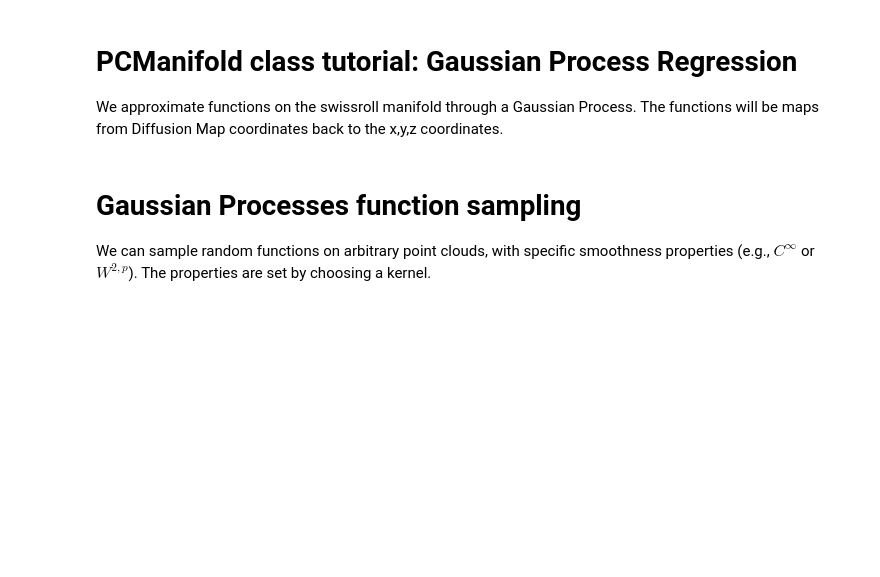
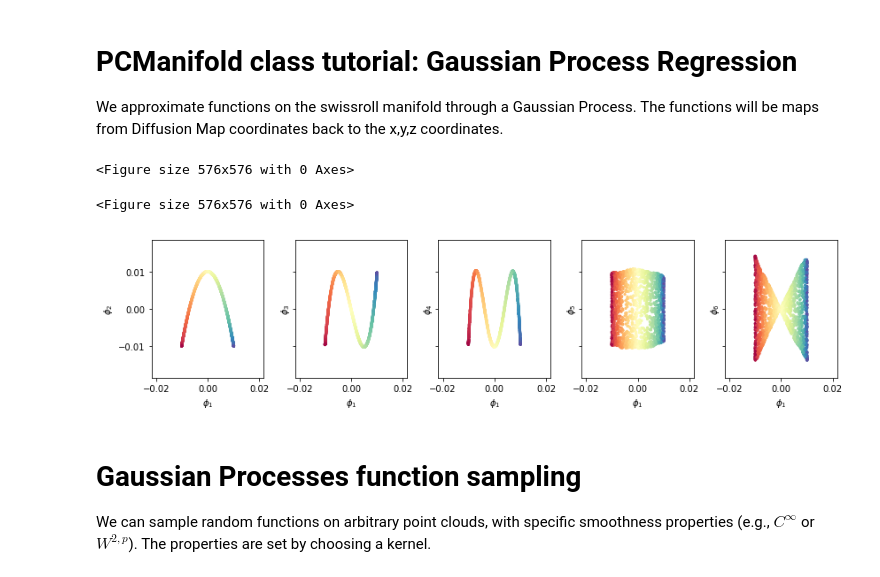
Before and after one commit to datafold-dev/datafold, a Jupyter notebook: examples/tutorials/gaussian processes - swissroll.ipynb, the cells around one changed output. Saved outputs shown, nothing was run; the diff lists cells and outputs as text; code cells hidden in the pictures; blank space fills up the shorter version.

```diff
--- a/examples/tutorials/gaussian processes - swissroll.ipynb
+++ b/examples/tutorials/gaussian processes - swissroll.ipynb
@@ -22,32 +22,36 @@ from datafold.pcfold.kernels import RadialBasisKernel, OUKernel
 # %%
 nr_samples = 20000
 np.random.seed(5)
 
 fig = plt.figure(figsize=(8, 8))
 
 # generating the nonlinear dataset
 nonlinear_data, color_nonlinear = make_s_curve(nr_samples, noise=0)  # using scikit learn package
 
 plot_idx = np.random.permutation(nr_samples)[0:2000]
 
 # Construct the PCManifold, estimate parameters, run diffusion maps (see dmaps tutorial)
 
 pcm = pfold.PCManifold(nonlinear_data, dist_backend="scipy.kdtree")
 pcm.optimize_parameters()
 
-dmap = dfold.DiffusionMaps(epsilon=pcm.kernel.epsilon, cut_off=pcm.cut_off, num_eigenpairs=10)
+dmap = dfold.DiffusionMaps(epsilon=pcm.kernel.epsilon, cut_off=pcm.cut_off, n_eigenpairs=10)
 dmap = dmap.fit(pcm)
-evecs, evals = dmap.eigenvectors_.T, dmap.eigenvalues_
+evecs, evals = dmap.eigenvectors_, dmap.eigenvalues_
 
 fig = plt.figure(figsize=(8, 8));
 
 fig, ax = plt.subplots(1, 5, figsize=(12, 3), sharey=True);
 for k in range(len(ax)):
     ax[k].scatter(evecs[plot_idx, 1], evecs[plot_idx, 2 + k], s=5, c=color_nonlinear[plot_idx],
                   cmap=plt.cm.Spectral);
     ax[k].set_xlabel(r"$\phi_1$");
     ax[k].set_ylabel(r"$\phi_%g$" % (k + 2));
 fig.tight_layout()
+# %% [output]
+<Figure size 576x576 with 0 Axes>
+<Figure size 576x576 with 0 Axes>
+[figure, added]
 # %%
 # construct a gaussian process on the dmap coordinates 1 and 5
 
```
Also changed, not shown: 2 other files.
